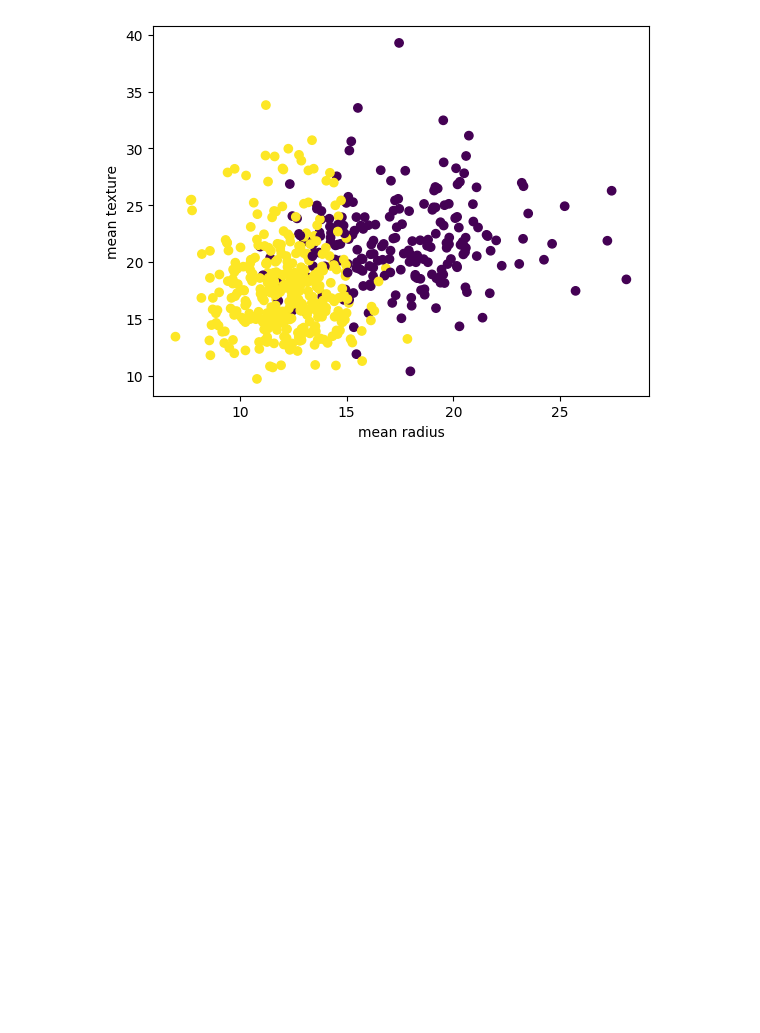
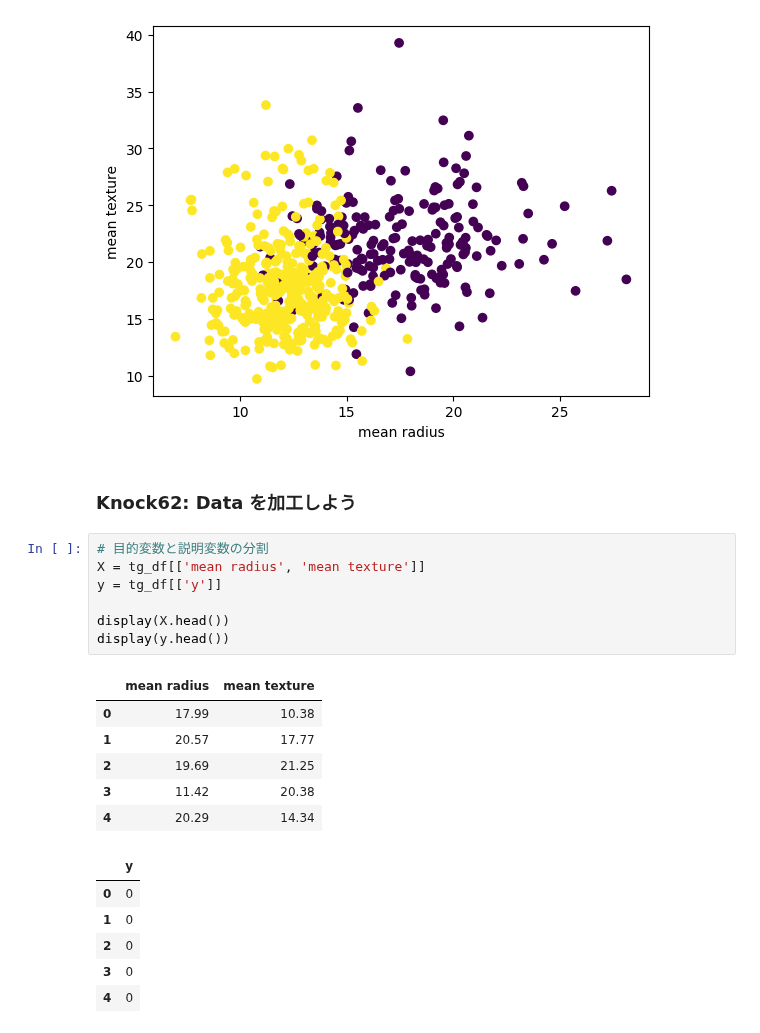
Before and after one commit to 1024xx4/ai_model_building_100, a Jupyter notebook: section07/section07.ipynb, the cells around one changed output. Drawn from its saved outputs; the diff is of its cells as text; blank space fills up the shorter version.

Commit message:
Proc: Data を加工する#13
Model 構築に入る前の下準備

```diff
--- a/section07/section07.ipynb
+++ b/section07/section07.ipynb
@@ -76,3 +76,25 @@ plt.ylabel('mean texture')
 plt.show()
 # %% [output]
 [figure]
+# %% [markdown]
+### Knock62: Data を加工しよう
+# %%
+# 目的変数と説明変数の分割
+X = tg_df[['mean radius', 'mean texture']]
+y = tg_df[['y']]
+
+display(X.head())
+display(y.head())
+# %% [output]
+|  | mean radius | mean texture |
+| 0 | 17.99 | 10.38 |
+| 1 | 20.57 | 17.77 |
+| 2 | 19.69 | 21.25 |
+| 3 | 11.42 | 20.38 |
+| 4 | 20.29 | 14.34 |
+|  | y |
+| 0 | 0 |
+| 1 | 0 |
+| 2 | 0 |
+| 3 | 0 |
+| 4 | 0 |
```
Also changed, not shown: parts of 2 cells of this notebook.
